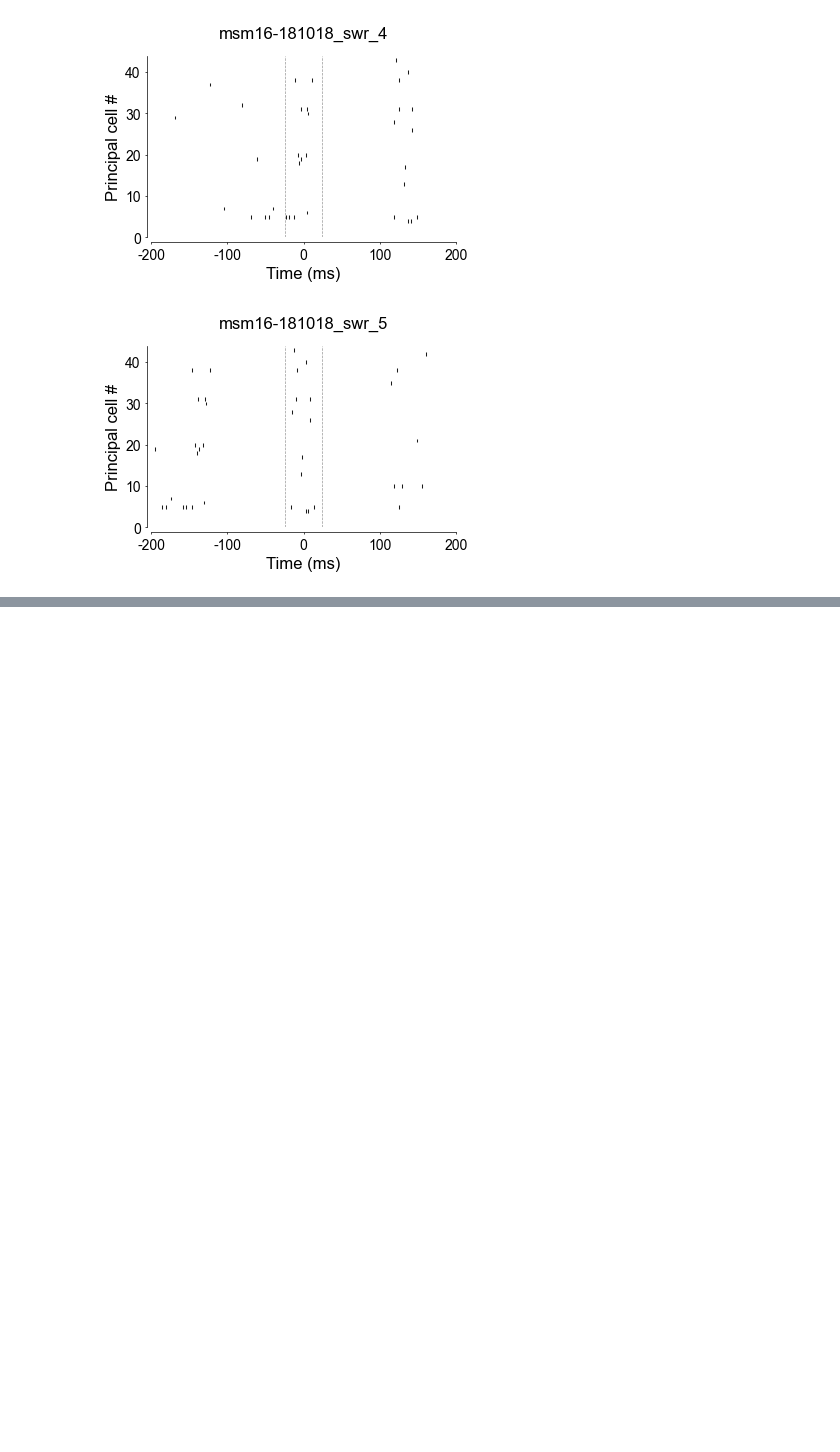
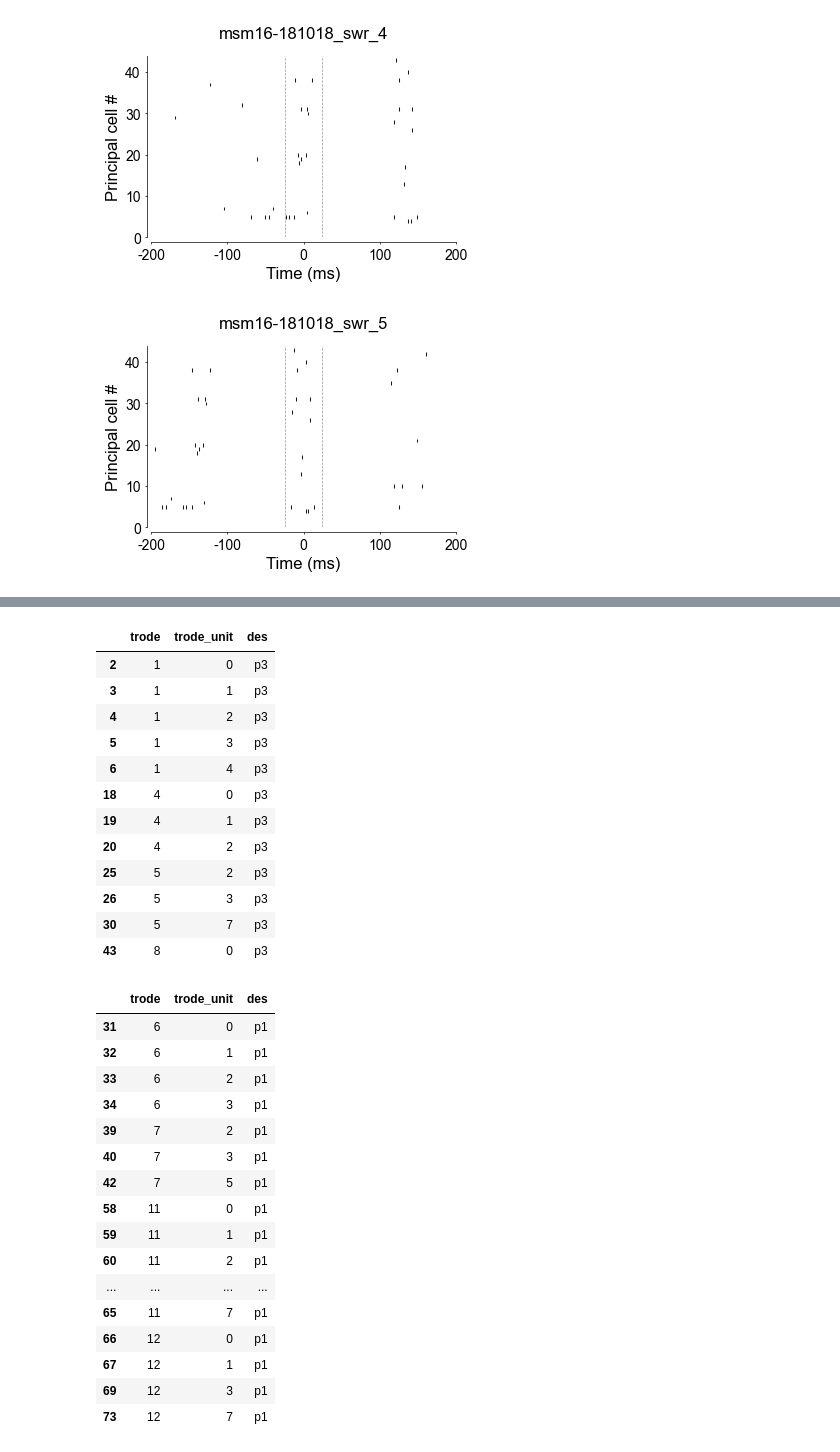
Before and after one commit to stephenbmchugh-neuroscience/neuron_2024_repro, a Jupyter notebook: notebooks/Neuron_Figure_1cde_raw_rasters_github.ipynb, the cells around one changed output, grey strips where cells are left out. Saved outputs shown, nothing was run; the diff lists cells and outputs as text; code cells hidden in the pictures; blank space fills up the shorter version.

```diff
--- a/notebooks/Neuron_Figure_1cde_raw_rasters_github.ipynb
+++ b/notebooks/Neuron_Figure_1cde_raw_rasters_github.ipynb
@@ -165,0 +142,3 @@ for ctype in ctype_list:
+# %%
+display_unit_df(units,ctype_list)
+# %% [output]
@@ -165,0 +160,30 @@ for ctype in ctype_list:
+|  | trode | trode_unit | des |
+| 2 | 1 | 0 | p3 |
+| 3 | 1 | 1 | p3 |
+| 4 | 1 | 2 | p3 |
+| 5 | 1 | 3 | p3 |
+| 6 | 1 | 4 | p3 |
+| 18 | 4 | 0 | p3 |
+| 19 | 4 | 1 | p3 |
+| 20 | 4 | 2 | p3 |
+| 25 | 5 | 2 | p3 |
+| 26 | 5 | 3 | p3 |
+| 30 | 5 | 7 | p3 |
+| 43 | 8 | 0 | p3 |
+|  | trode | trode_unit | des |
+| 31 | 6 | 0 | p1 |
+| 32 | 6 | 1 | p1 |
+| 33 | 6 | 2 | p1 |
+| 34 | 6 | 3 | p1 |
+| 39 | 7 | 2 | p1 |
+| 40 | 7 | 3 | p1 |
+| 42 | 7 | 5 | p1 |
+| 58 | 11 | 0 | p1 |
+| 59 | 11 | 1 | p1 |
+| 60 | 11 | 2 | p1 |
+| ... | ... | ... | ... |
+| 65 | 11 | 7 | p1 |
+| 66 | 12 | 0 | p1 |
+| 67 | 12 | 1 | p1 |
+| 69 | 12 | 3 | p1 |
+| 73 | 12 | 7 | p1 |
```
Also changed, not shown: parts of 13 cells of this notebook, 8 other files.
